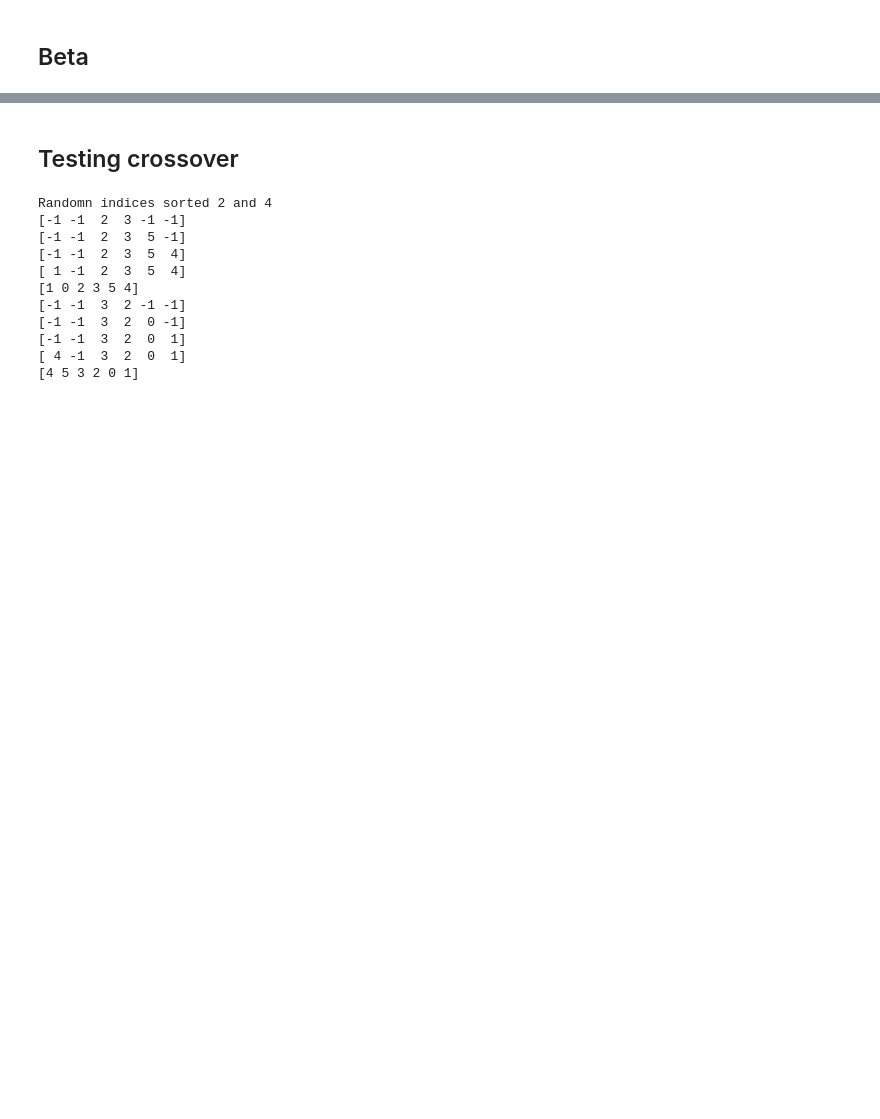
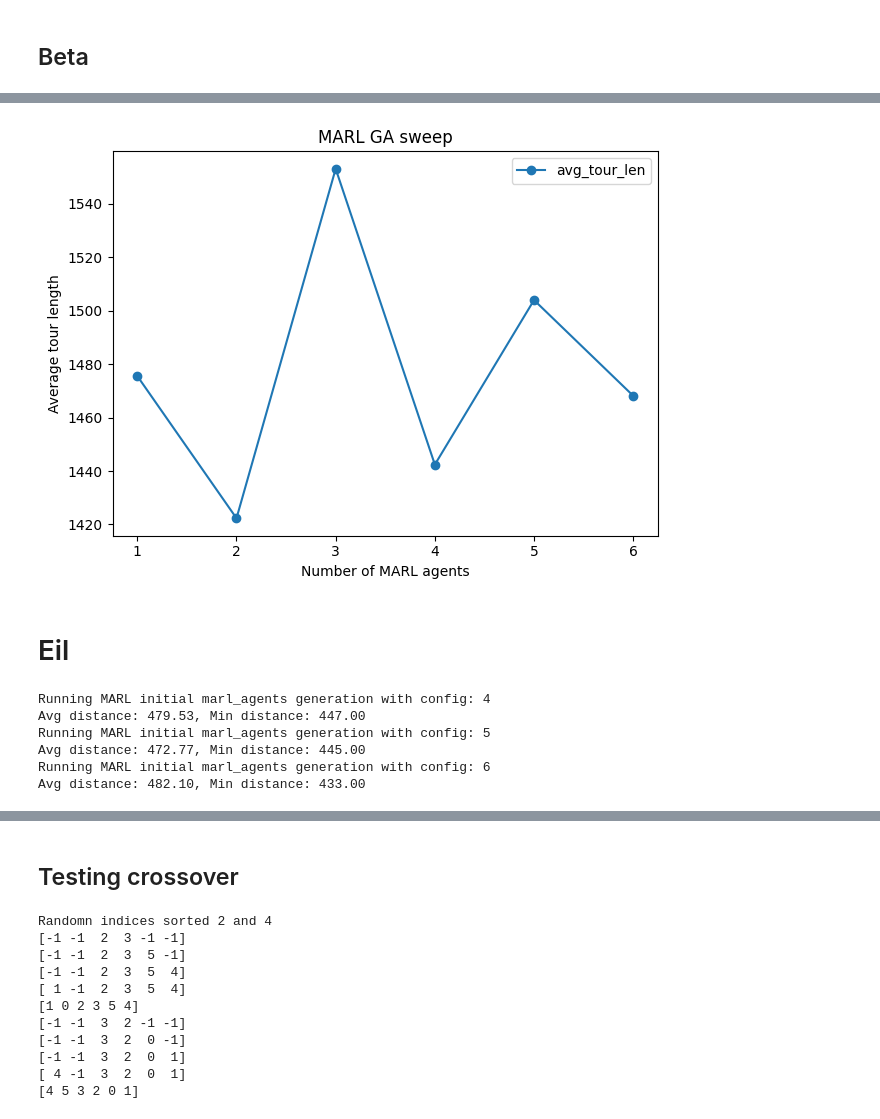
Before and after one commit to karinassini/tsp_rl_metaheuristic, a Jupyter notebook: notebooks/test.ipynb, the cells around one changed output, grey strips where cells are left out. Cells and saved outputs as stored; diff of their text form; code cells hidden in the pictures; blank space fills up the shorter version.

```diff
--- a/notebooks/test.ipynb
+++ b/notebooks/test.ipynb
@@ -1428,0 +1814,27 @@ Finite? True
+# %%
+rng = random.Random(42)
+base_cfg = dict(
+    population_size=50,
+    marl_iterations=5000,
+    marl_agents=1,
+    marl_epsilon=0.15,
+    marl_softmax_beta=3,
+    marl_learning_rate=0.70,
+    marl_reward=1,
+    marl_candidate_ratio=1.2,
+    marl_two_opt_passes=5,
+    marl_top_k=3,
+    marl_policy_epsilon_greedy_prob=0.85,
+    log=None,
+)
+
+results = []
+cfg = base_cfg.copy()
+for i in range(6):
+    print(f"Running MARL initial marl_agents generation with config: {cfg['marl_agents']}")
+    pop, _ = marl_initial_population(graph, rng, **cfg)
+    avg_dist = np.mean([tour_distance(t, distance_matrix) for t in pop])
+    min_dist = np.min([tour_distance(t, distance_matrix) for t in pop])
+    print(f"Avg distance: {avg_dist:.2f}, Min distance: {min_dist:.2f}")
+    results.append({**cfg, "avg_tour_len": avg_dist})
+    cfg["marl_agents"] = cfg["marl_agents"] + 1  # example sweep
@@ -1428,0 +1854,18 @@ Finite? True
+# %%
+import pandas as pd
+import matplotlib.pyplot as plt
+
+# If your list uses numpy floats, pandas handles them directly
+df = pd.DataFrame(results)
+
+# Simple line plot
+ax = df.plot(x="marl_agents", y="avg_tour_len", marker="o")
+ax.set_ylabel("Average tour length")
+ax.set_xlabel("Number of MARL agents")
+ax.set_title("MARL GA sweep")
+plt.tight_layout()
+plt.show()
+# %% [output]
+[figure, added]
+# %% [markdown]
+# Eil
@@ -1428,0 +1903,34 @@ Finite? True
+# %%
+rng = random.Random(42)
+base_cfg = dict(
+    population_size=50,
+    marl_iterations=5000,
+    marl_agents=4,
+    marl_epsilon=0.15,
+    marl_softmax_beta=3,
+    marl_learning_rate=0.70,
+    marl_reward=1,
+    marl_candidate_ratio=1.2,
+    marl_two_opt_passes=5,
+    marl_top_k=3,
+    marl_policy_epsilon_greedy_prob=0.85,
+    log=None,
+)
+
+results = []
+cfg = base_cfg.copy()
+for i in range(3):
+    print(f"Running MARL initial marl_agents generation with config: {cfg['marl_agents']}")
+    pop, _ = marl_initial_population(graph, rng, **cfg)
+    avg_dist = np.mean([tour_distance(t, distance_matrix) for t in pop])
+    min_dist = np.min([tour_distance(t, distance_matrix) for t in pop])
+    print(f"Avg distance: {avg_dist:.2f}, Min distance: {min_dist:.2f}")
+    results.append({**cfg, "avg_tour_len": avg_dist})
+    cfg["marl_agents"] = cfg["marl_agents"] + 1  # example sweep
+# %% [output]
+Running MARL initial marl_agents generation with config: 4
+Avg distance: 479.53, Min distance: 447.00
+Running MARL initial marl_agents generation with config: 5
+Avg distance: 472.77, Min distance: 445.00
+Running MARL initial marl_agents generation with config: 6
+Avg distance: 482.10, Min distance: 433.00
```
Also changed, not shown: parts of 39 cells of this notebook, 2 other files.
